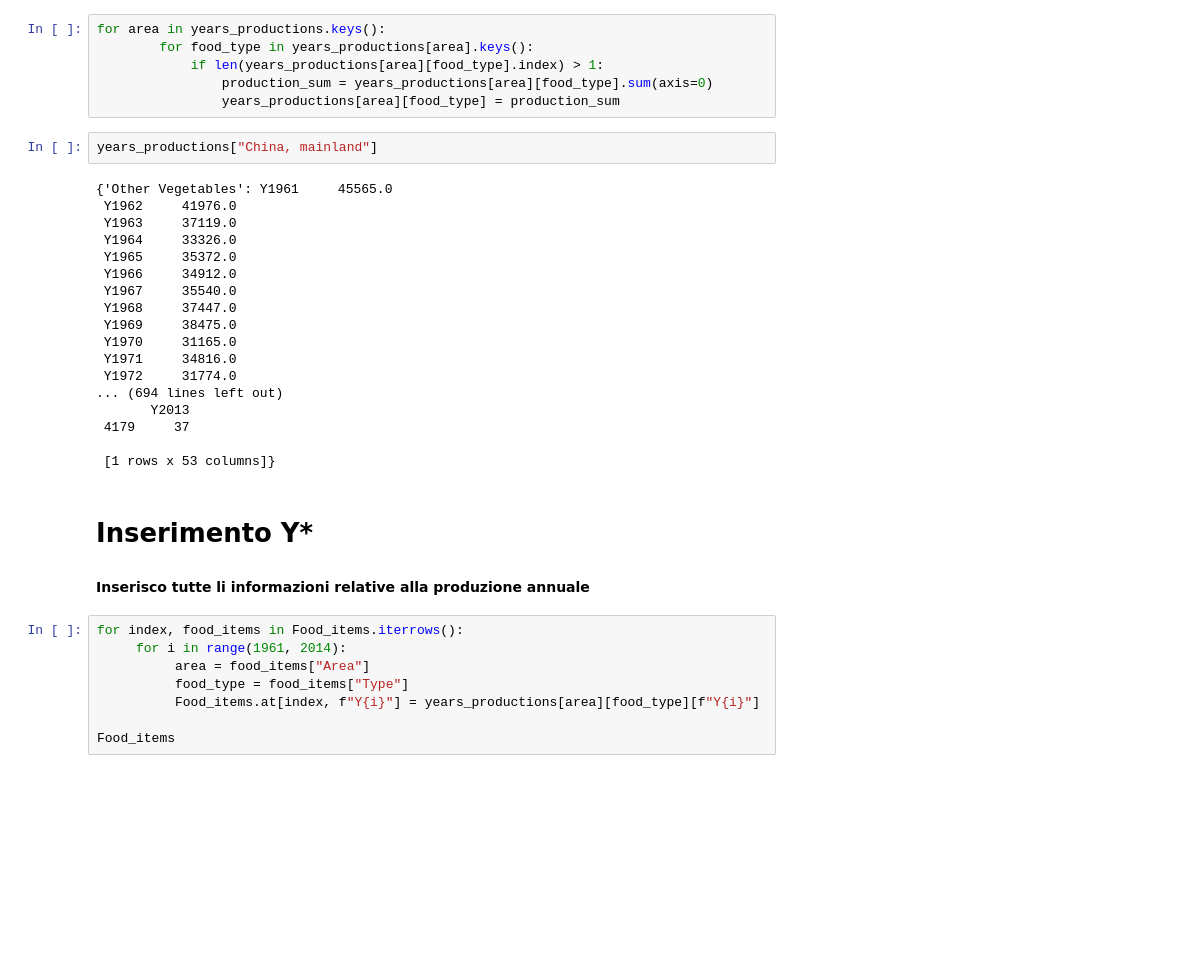
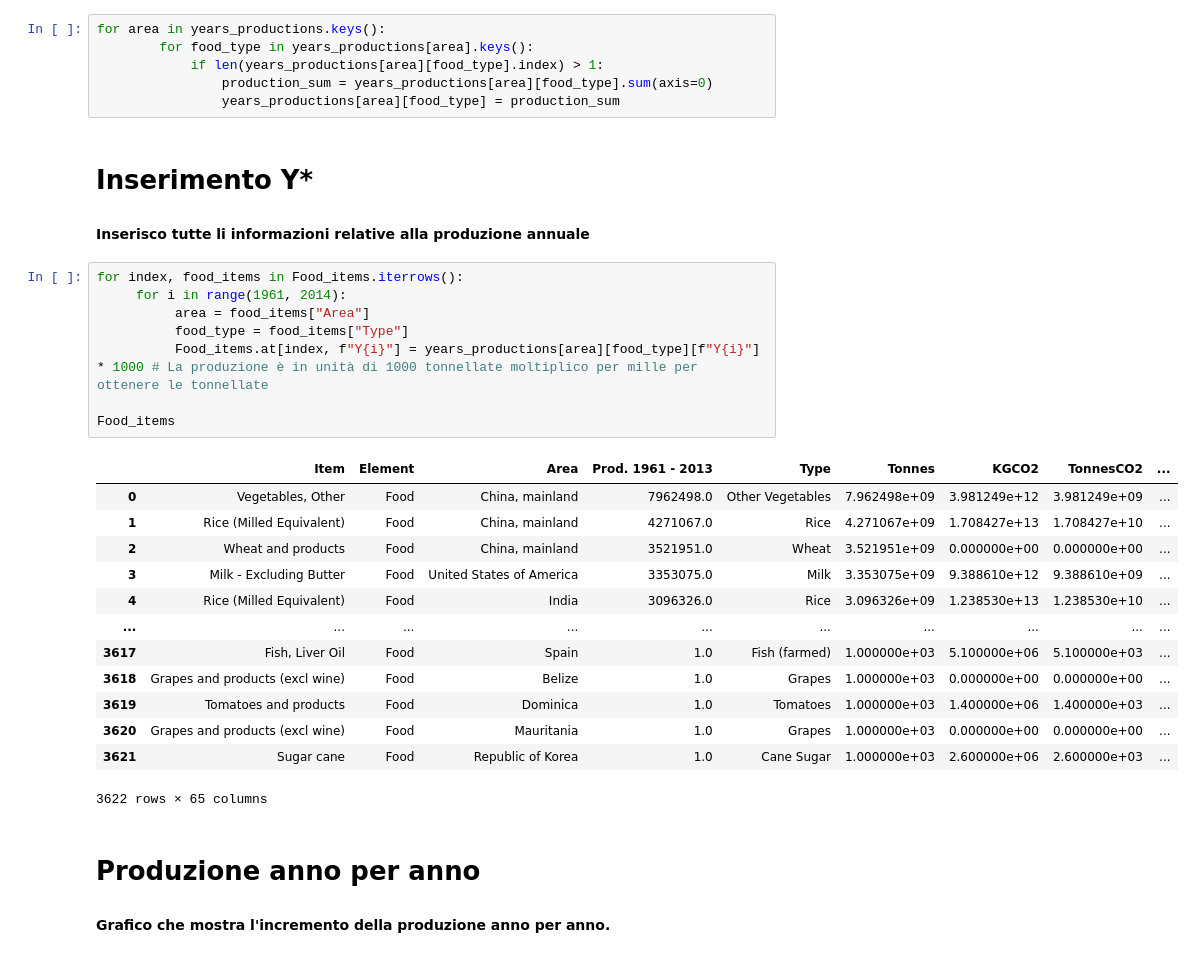
Before and after one commit to monkeymatt0/ProduzioneCibiMangimiImpattoAmbientale, a Jupyter notebook: MatteoVolleroDataVis.ipynb, the cells around one changed output. Saved outputs shown, nothing was run; the diff lists cells and outputs as text; blank space fills up the shorter version.

```diff
--- a/MatteoVolleroDataVis.ipynb
+++ b/MatteoVolleroDataVis.ipynb
@@ -524,34 +581,31 @@ for area in years_productions.keys():
             if len(years_productions[area][food_type].index) > 1:
                 production_sum = years_productions[area][food_type].sum(axis=0)
                 years_productions[area][food_type] = production_sum
-# %%
-years_productions["China, mainland"]
-# %% [output]
-{'Other Vegetables': Y1961     45565.0
- Y1962     41976.0
- Y1963     37119.0
- Y1964     33326.0
- Y1965     35372.0
- Y1966     34912.0
- Y1967     35540.0
- Y1968     37447.0
- Y1969     38475.0
- Y1970     31165.0
- Y1971     34816.0
- Y1972     31774.0
-... (694 lines left out)
-       Y2013
- 4179     37
-
- [1 rows x 53 columns]}
 # %% [markdown]
 # Inserimento Y*
 #### Inserisco tutte li informazioni relative alla produzione annuale
 # %%
 for index, food_items in Food_items.iterrows():
      for i in range(1961, 2014):
           area = food_items["Area"]
           food_type = food_items["Type"]
-          Food_items.at[index, f"Y{i}"] = years_productions[area][food_type][f"Y{i}"]
+          Food_items.at[index, f"Y{i}"] = years_productions[area][food_type][f"Y{i}"] * 1000 # La produzione è in unità di 1000 tonnellate moltiplico per mille per ottenere le tonnellate
 
 Food_items
+# %% [output]
+|  | Item | Element | Area | Prod. 1961 - 2013 | Type | Tonnes | KGCO2 | TonnesCO2 | ... |
+| 0 | Vegetables, Other | Food | China, mainland | 7962498.0 | Other Vegetables | 7.962498e+09 | 3.981249e+12 | 3.981249e+09 | ... |
+| 1 | Rice (Milled Equivalent) | Food | China, mainland | 4271067.0 | Rice | 4.271067e+09 | 1.708427e+13 | 1.708427e+10 | ... |
+| 2 | Wheat and products | Food | China, mainland | 3521951.0 | Wheat | 3.521951e+09 | 0.000000e+00 | 0.000000e+00 | ... |
+| 3 | Milk - Excluding Butter | Food | United States of America | 3353075.0 | Milk | 3.353075e+09 | 9.388610e+12 | 9.388610e+09 | ... |
+| 4 | Rice (Milled Equivalent) | Food | India | 3096326.0 | Rice | 3.096326e+09 | 1.238530e+13 | 1.238530e+10 | ... |
+| ... | ... | ... | ... | ... | ... | ... | ... | ... | ... |
+| 3617 | Fish, Liver Oil | Food | Spain | 1.0 | Fish (farmed) | 1.000000e+03 | 5.100000e+06 | 5.100000e+03 | ... |
+| 3618 | Grapes and products (excl wine) | Food | Belize | 1.0 | Grapes | 1.000000e+03 | 0.000000e+00 | 0.000000e+00 | ... |
+| 3619 | Tomatoes and products | Food | Dominica | 1.0 | Tomatoes | 1.000000e+03 | 1.400000e+06 | 1.400000e+03 | ... |
+| 3620 | Grapes and products (excl wine) | Food | Mauritania | 1.0 | Grapes | 1.000000e+03 | 0.000000e+00 | 0.000000e+00 | ... |
+| 3621 | Sugar cane | Food | Republic of Korea | 1.0 | Cane Sugar | 1.000000e+03 | 2.600000e+06 | 2.600000e+03 | ... |
+3622 rows × 65 columns
+# %% [markdown]
+# Produzione anno per anno
+#### Grafico che mostra l'incremento della produzione anno per anno.
```
Also changed, not shown: parts of 10 cells of this notebook, 15 other files.
